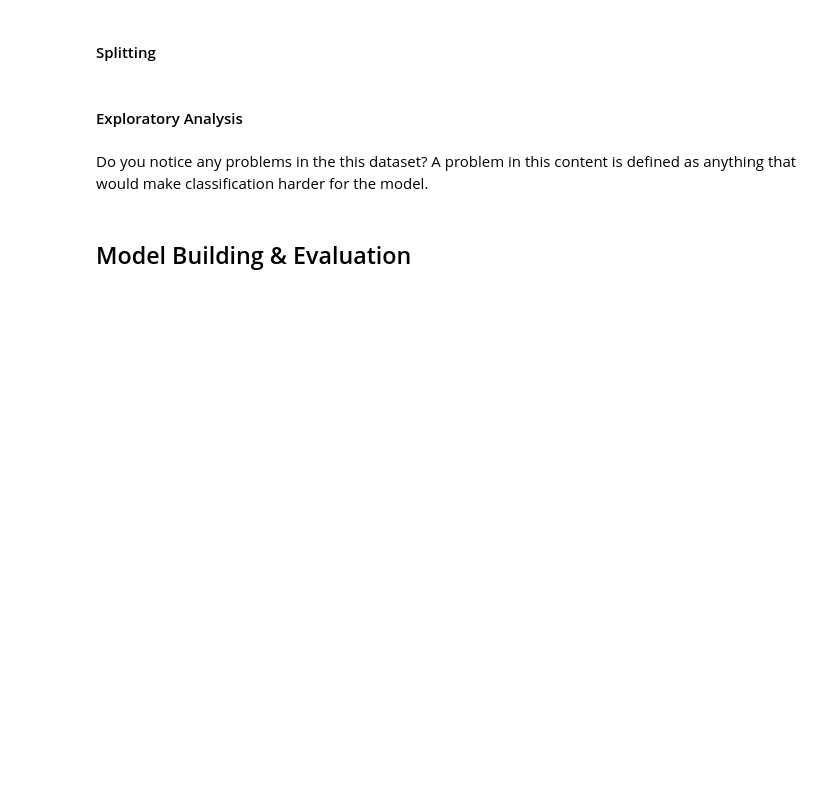
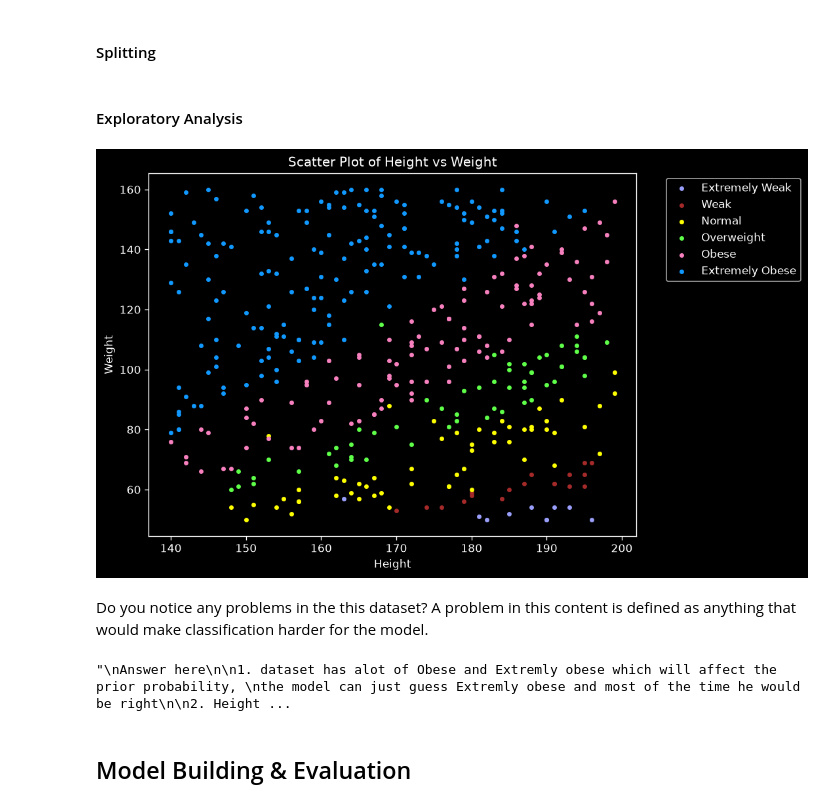
Before and after one commit to AFaseeh/pattern-recognition, a Jupyter notebook: HealthExpert.ipynb, the cells around one changed output. Drawn from its saved outputs; the diff is of its cells as text; code cells hidden in the pictures; blank space fills up the shorter version.

Commit message:
feat: Bayes classification

```diff
--- a/HealthExpert.ipynb
+++ b/HealthExpert.ipynb
@@ -22,7 +22,7 @@ Let's start by reading the data from the local database
 #### Ingestion
 # %%
 # TODO 1: Load the dataset
-dataset = None
+dataset = pd.read_csv('bmi.csv')
 
 # Print the first 10 rows of the dataset
 dataset.head(10)
@@ -32,6 +44,12 @@ Unlike unstructured data (images, videos, etc.), structured data doesn't necessa
 #### Cleaning
 # %%
 # TODO 2: Print the number of missing values and drop them if any
-num_missing_vals = None
+num_missing_vals = dataset.isna().sum().sum()
+print(num_missing_vals)
+if num_missing_vals > 0:
+    dataset = dataset.dropna()
 
 # TODO 3: Rationally decide whether to keep or remove the 'Gender' column.
+# Bmi = Weight / Height no gender in equation
+if "Gender" in dataset.columns:
+    dataset = dataset.drop(columns=['Gender'])
@@ -41,35 +61,37 @@ We need to horizontally split the data as `Scikit-learn` operates on seperate nu
 #### Splitting
 # %%
 # TODO 4: Use Pandas to split dataset into target variable y_data (Index column) and features (rest of the columns) x_data
-y_data = None
-x_data = None
+y_data = dataset["Index"]
+x_data = dataset.drop(columns=["Index"])
 
 # TODO 5: Split dataset into train and validation sets. Use 80% of the data for training and 20% for validation.
 # Use random_state = 0 and stratify = y_data in your call to the train_test_split function
 x_data, y_data = x_data.to_numpy(), y_data.to_numpy()
-x_train, x_val, y_train, y_val = None
+x_train, x_val, y_train, y_val = train_test_split(x_data, y_data, test_size=0.2, random_state=0, stratify=y_data)
 # Think of how you would implement the line above using Numpy as you may be asked about that.
 # %% [markdown]
 #### Exploratory Analysis
 # %%
 # Define distinctive colors for the six classes
 classes = ['Extremely Weak', 'Weak', 'Normal', 'Overweight', 'Obese', 'Extremely Obese']
 colors = ['#999FFA', '#a52a2a', '#ffff00', '#5fff4a', '#f781bf', '#1199ff',]
 
 # Initiate plot
 plt.style.use('dark_background')
 plt.figure(figsize=(8, 6), dpi=120)
 
 # Make a scatter plot for each class
 for i, label in enumerate(classes):
     # TODO 6: extract data for the current class and scatter it
-    x_train_class = None
-    plt.scatter(None, None, color=colors[i], label=classes[i], s=10)
+    x_train_class = x_train[y_train == label]
+    plt.scatter(x_train_class[:, 0], x_train_class[:, 1], color=colors[i], label=classes[i], s=10)
 
 plt.xlabel('Height')
 plt.ylabel('Weight')
 plt.title('Scatter Plot of Height vs Weight')
 plt.legend(bbox_to_anchor=(1.05, 1), loc='upper left')
 plt.show()
+# %% [output]
+[figure, added]
 # %% [markdown]
 Do you notice any problems in the this dataset? A problem in this content is defined as anything that would make classification harder for the model.
@@ -80,3 +98,16 @@ Answer here
+# %%
+'''
+Answer here
+
+1. dataset has alot of Obese and Extremly obese which will affect the prior probability,
+the model can just guess Extremly obese and most of the time he would be right
+
+2. Height and Weight aren't independent Given Class P(W, H | C) -> Naive bayes assumption is wrong
+
+3. Data on the boundries overlap -> linear classification would miss classify points
+'''
+# %% [output]
+"\nAnswer here\n\n1. dataset has alot of Obese and Extremly obese which will affect the prior probability, \nthe model can just guess Extremly obese and most of the time he would be right\n\n2. Height ...
 # %% [markdown]
 ## Model Building & Evaluation
 # %%
```
Also changed, not shown: parts of 12 cells of this notebook, 2 other files.
